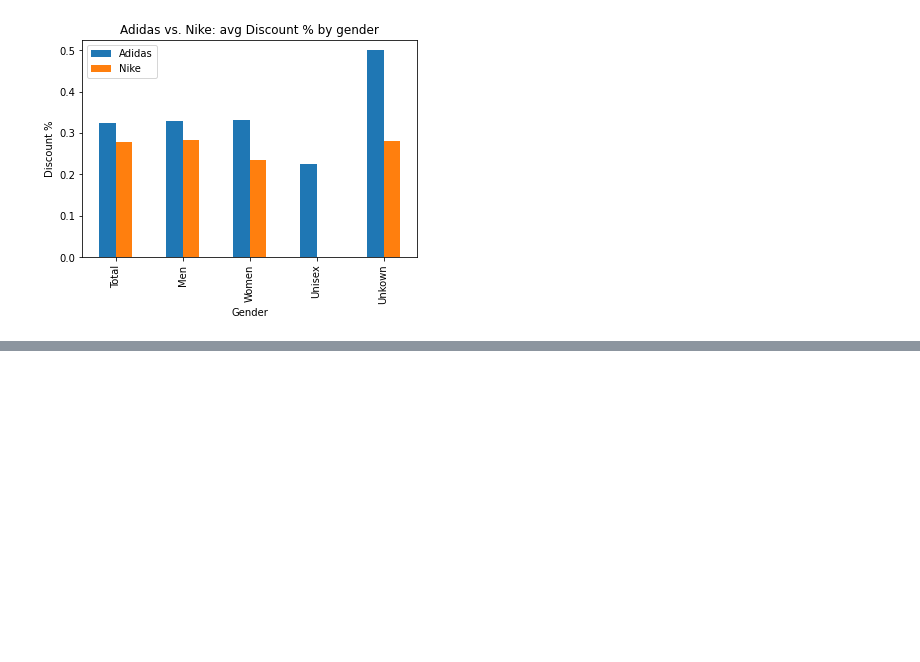
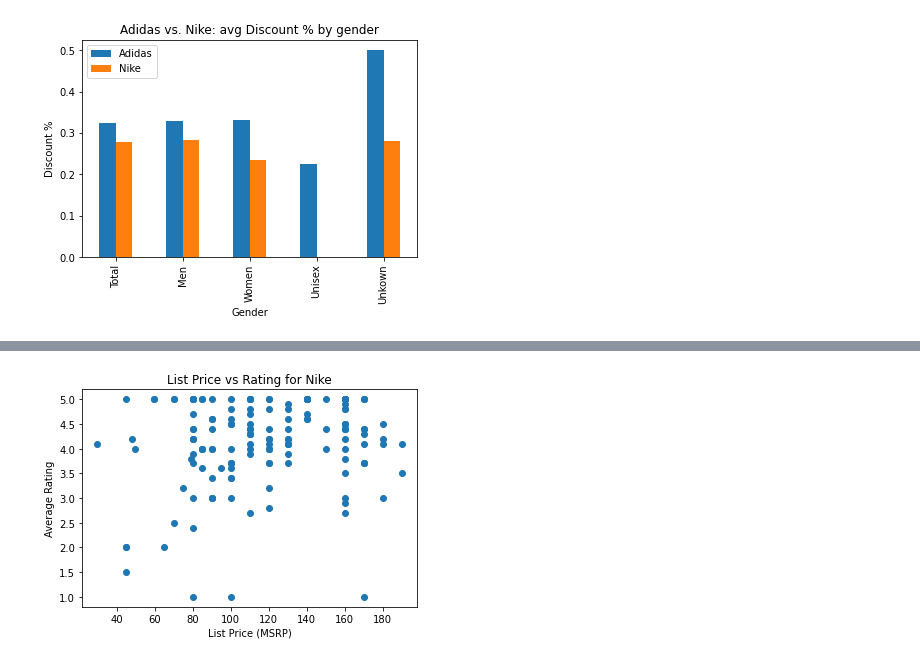
Before and after one commit to abgarberpaul/Nike-vs-Adidas, a Jupyter notebook: Data_Exploration.ipynb, the cells around one changed output, grey strips where cells are left out. Saved outputs shown, nothing was run; the diff lists cells and outputs as text; code cells hidden in the pictures; blank space fills up the shorter version.

```diff
--- a/Data_Exploration.ipynb
+++ b/Data_Exploration.ipynb
@@ -301,0 +404,15 @@ pricing_tier_df
+# %%
+# Split data into Nike vs. Adidas
+adidas_file = sandbox.loc[sandbox["True_Brand"] == "Adidas"]
+nike_file = sandbox.loc[sandbox["True_Brand"] == "Nike"]
+# %%
+# NIKE List price vs Avg Rating
+nike_rating = nike_file["Rating"]
+nike_price = nike_file["Listing Price $"]
+plt.scatter(nike_price, nike_rating)
+plt.title("List Price vs Rating for Nike")
+plt.xlabel("List Price (MSRP)")
+plt.ylabel("Average Rating")
+plt.show()
+# %% [output]
+[figure, added]
```
Also changed, not shown: parts of 9 cells of this notebook.
